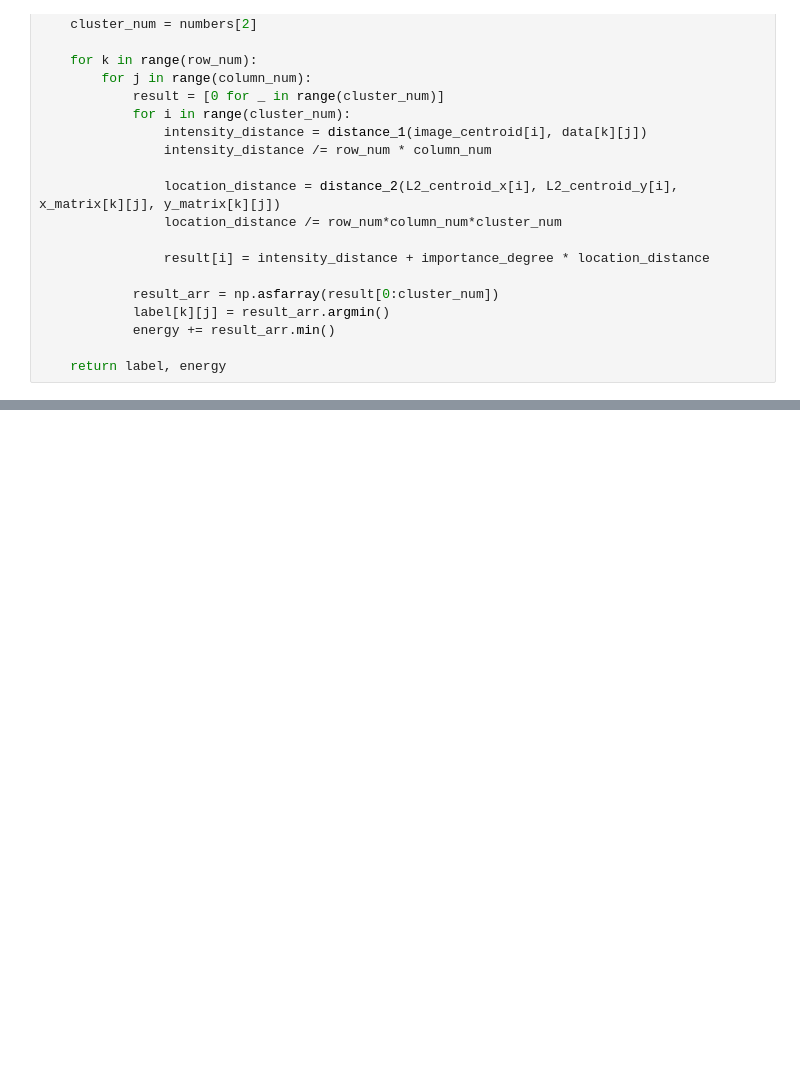
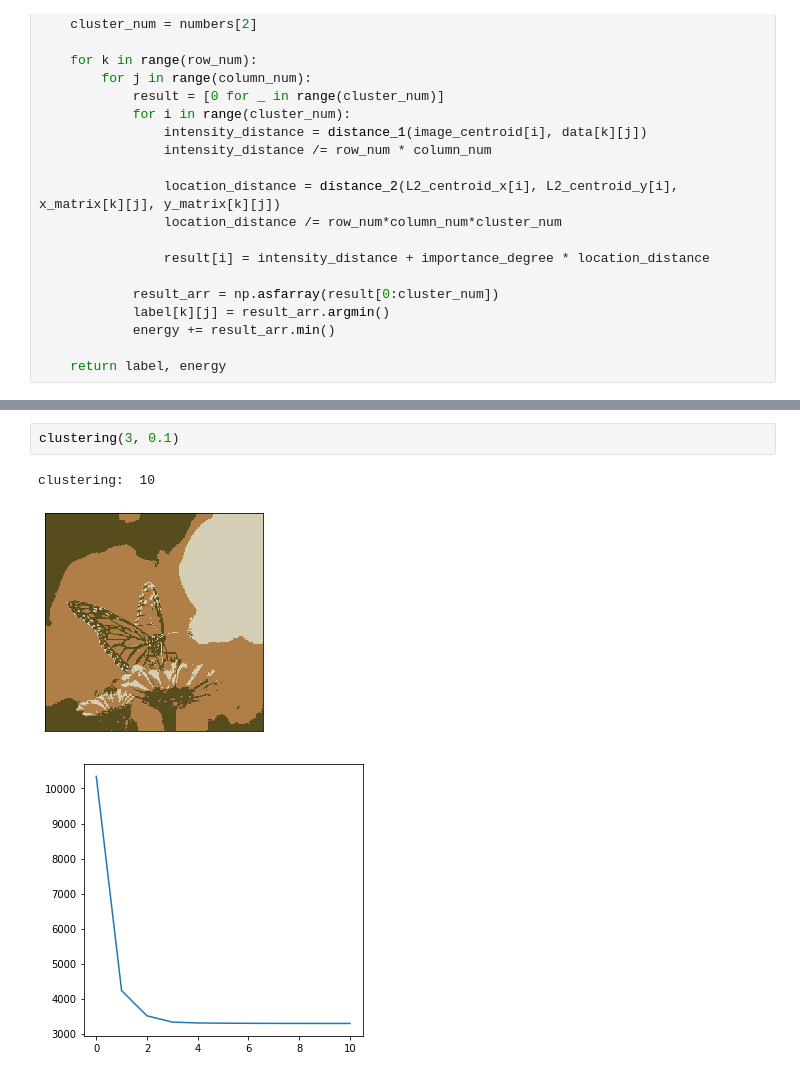
Before and after one commit to wlgh325/k-means-clustering, a Jupyter notebook: 20146703_pateern07.ipynb, the cells around one changed output, grey strips where cells are left out. Saved outputs shown, nothing was run; the diff lists cells and outputs as text; blank space fills up the shorter version.

```diff
--- a/20146703_pateern07.ipynb
+++ b/20146703_pateern07.ipynb
@@ -509,0 +500,6 @@ clustering:  10
+# %%
+clustering(3, 0.1)
+# %% [output]
+clustering:  10
+[figure, added]
+[figure, added]
```
Also changed, not shown: parts of 9 cells of this notebook.
